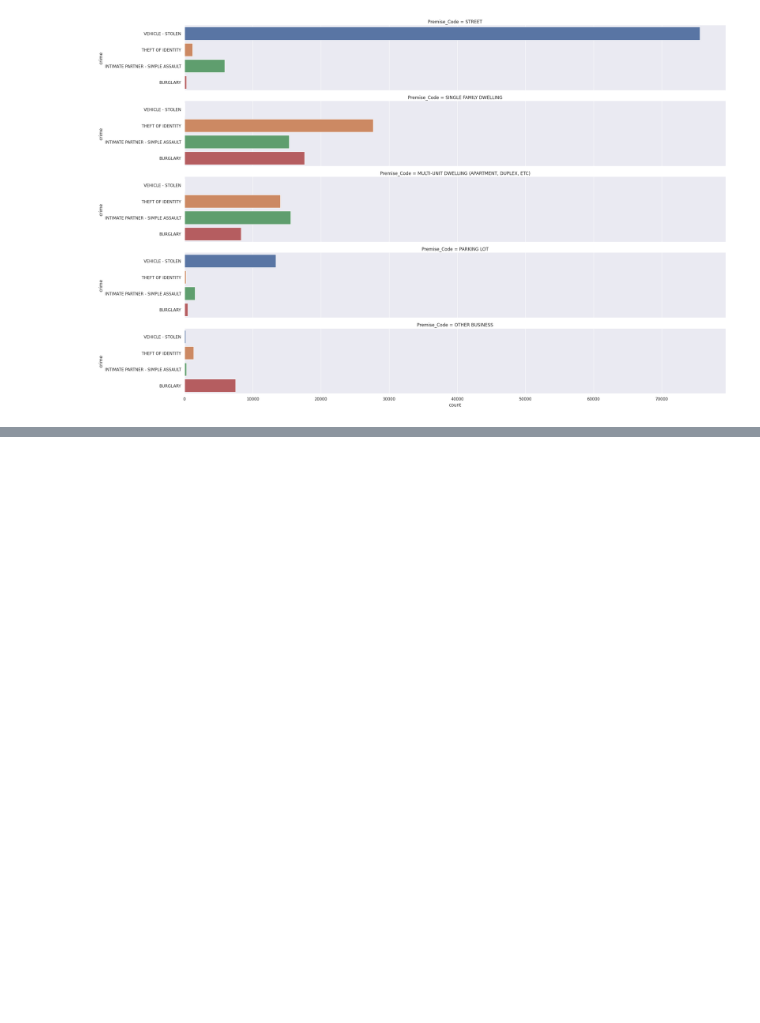
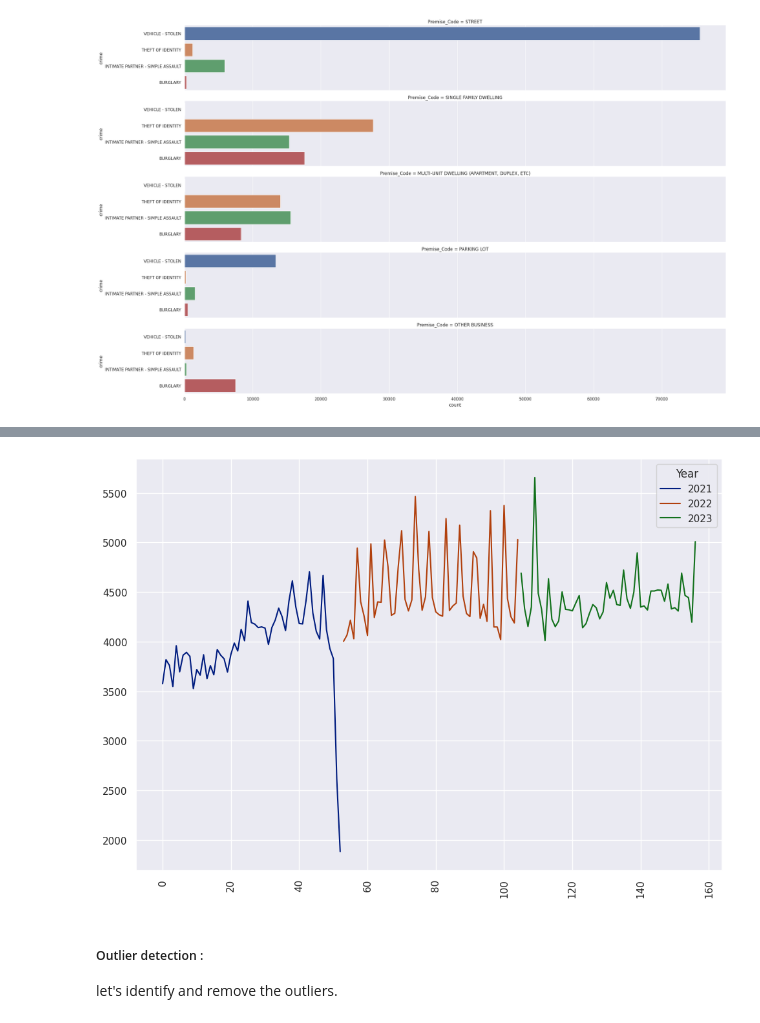
Before and after one commit to AyoubLaar/Data-Mining-Project, a Jupyter notebook: notebook.ipynb, the cells around one changed output, grey strips where cells are left out. Saved outputs shown, nothing was run; the diff lists cells and outputs as text; code cells hidden in the pictures; blank space fills up the shorter version.

```diff
--- a/notebook.ipynb
+++ b/notebook.ipynb
@@ -1237,0 +1227,18 @@ Name: Count, dtype: int64
+# %%
+df = data[["Occurred_Year","Occurred_Week"]].loc[(data["Occurred_Year"] < 2024) & (data["Occurred_Year"] > 2020)].value_counts()
+sorted_indexes = sorted(df.index)
+df = df.loc[sorted_indexes].rename("Count")
+df= pd.DataFrame(df)
+df["Year"] = [x[0] for x in df.index.tolist()]
+df.index=range(len(df))
+df = df.reset_index()
+plot = sns.lineplot(df,x="index",y="Count",hue="Year",palette="dark")
+plot.tick_params(axis="x",rotation=90)
+plot.set_xlabel("")
+plot.set_ylabel("")
+pass
+# %% [output]
+[figure, added]
+# %% [markdown]
+<h5>Outlier detection :</h5>
+<p>let's identify and remove the outliers.</p>
```
Also changed, not shown: parts of 39 cells of this notebook.
